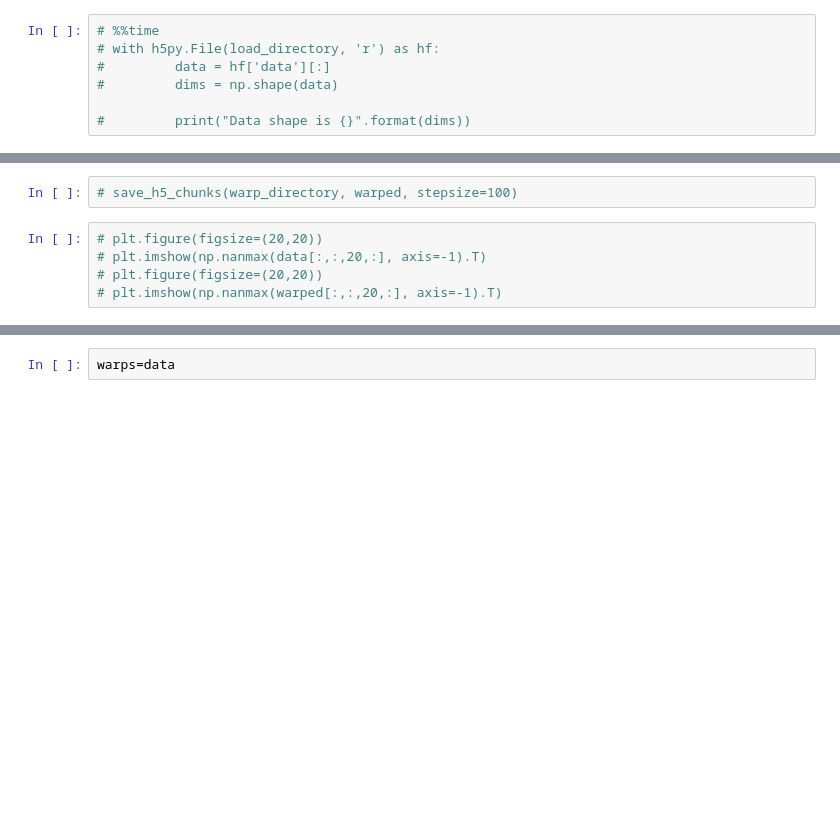
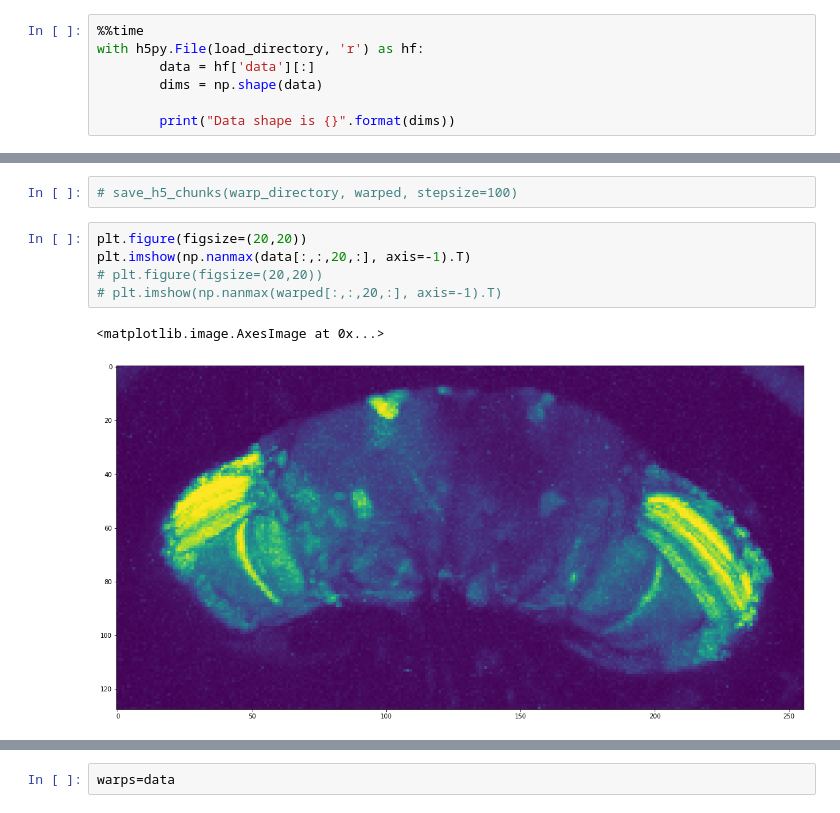
Before and after one commit to ClandininLab/brainsss, a Jupyter notebook: notebooks/20241210_background_sub.ipynb, the cells around one changed output, grey strips where cells are left out. Drawn from its saved outputs; the diff is of its cells as text; blank space fills up the shorter version.

```diff
--- a/notebooks/20241210_background_sub.ipynb
+++ b/notebooks/20241210_background_sub.ipynb
@@ -40,9 +40,9 @@ load_directory = os.path.join(func_path, 'func_0/moco/functional_channel_2_moco.
 warp_directory = os.path.join(func_path,'warp/warp_nonbg_test.h5')
 # load_dir = os.path.join(warp_directory,  'test.h5')
 # %%
-# %%time
-# with h5py.File(load_directory, 'r') as hf:
-#         data = hf['data'][:]
-#         dims = np.shape(data)
+%%time
+with h5py.File(load_directory, 'r') as hf:
+        data = hf['data'][:]
+        dims = np.shape(data)
 
-#         print("Data shape is {}".format(dims))
+        print("Data shape is {}".format(dims))
@@ -62,10 +66,13 @@ warp_directory = os.path.join(func_path,'warp/warp_nonbg_test.h5')
 # %%
 # save_h5_chunks(warp_directory, warped, stepsize=100)
 # %%
-# plt.figure(figsize=(20,20))
-# plt.imshow(np.nanmax(data[:,:,20,:], axis=-1).T)
+plt.figure(figsize=(20,20))
+plt.imshow(np.nanmax(data[:,:,20,:], axis=-1).T)
 # plt.figure(figsize=(20,20))
 # plt.imshow(np.nanmax(warped[:,:,20,:], axis=-1).T)
+# %% [output]
+<matplotlib.image.AxesImage at 0x...>
+[figure, added]
 # %%
 %%time
 with h5py.File(warp_directory, 'r') as hf:
```
Also changed, not shown: parts of 15 cells of this notebook, 4 other files.
